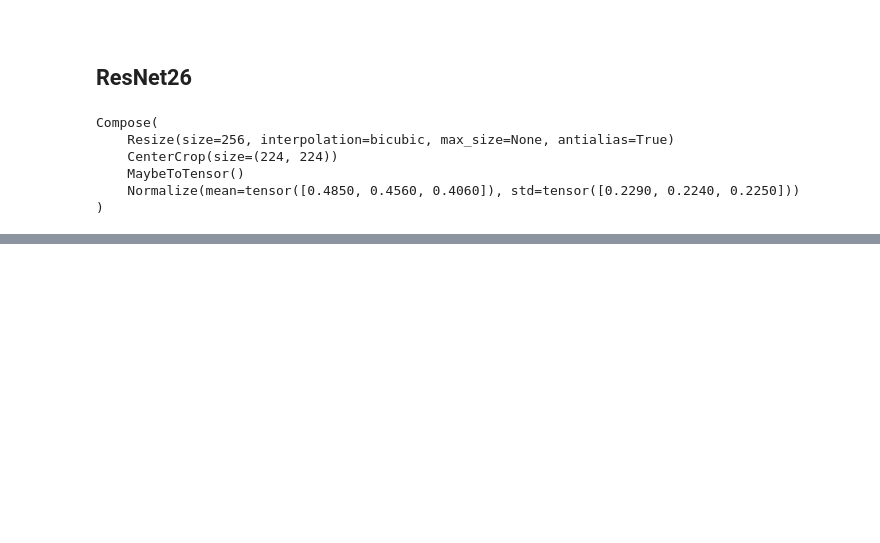
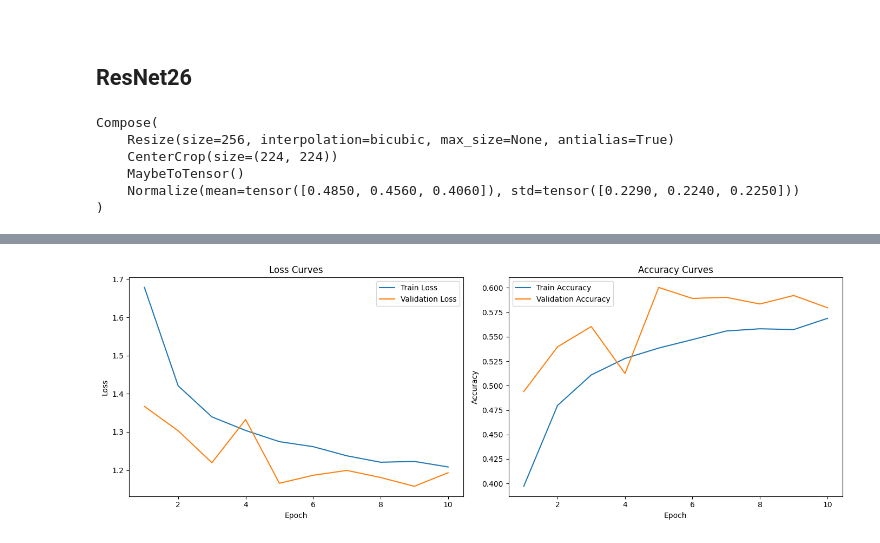
Before and after one commit to CheekyRishi/galaxy_morphology_classification, a Jupyter notebook: notebooks/train_and_evaluate.ipynb, the cells around one changed output, grey strips where cells are left out. Cells and saved outputs as stored; diff of their text form; code cells hidden in the pictures; blank space fills up the shorter version.

```diff
--- a/notebooks/train_and_evaluate.ipynb
+++ b/notebooks/train_and_evaluate.ipynb
@@ -204,0 +217,2 @@ predictions.plot_confusion_matrix(labels=test_results["labels"],
+# %%
+Vgg16, vgg16_eval_transforms = vgg.vgg16(num_classes=10)
@@ -204,0 +231,24 @@ predictions.plot_confusion_matrix(labels=test_results["labels"],
+# %%
+train_dir = "../data/Galaxy10_DECaLS/train"
+val_dir = "../data/Galaxy10_DECaLS/val"
+test_dir = "../data/Galaxy10_DECaLS/test"
+
+train_loader, val_loader, test_loader, class_names= dataloaders.create_dataloaders(train_dir=train_dir,
+                                                                        test_dir=test_dir,
+                                                                        val_dir=val_dir,
+                                                                        num_workers=NUM_WORKERS,
+                                                                        train_transform=transforms.get_train_transforms(resize_size=256,crop_size=224),
+                                                                        eval_transform=vgg16_eval_transforms,
+                                                                        batch_size=BATCH_SIZE)
+# %%
+optimizer = torch.optim.Adam(params=Vgg16.parameters(),lr=1e-3)
+loss_fn = torch.nn.CrossEntropyLoss()
+# %%
+vgg16_results = engine.train(model=Vgg16,
+                                optimizer=optimizer,
+                                loss_fn=loss_fn,
+                                device=device,
+                                epochs=EPOCHS,
+                                train_dataloader=train_loader,
+                                test_dataloader=val_loader,
+                                validation=True)
@@ -204,0 +266,4 @@ predictions.plot_confusion_matrix(labels=test_results["labels"],
+# %%
+visualisations.plot_acc_loss_curves(results=vgg16_results,validation=True)
+# %% [output]
+[figure, added]
```
Also changed, not shown: parts of 15 cells of this notebook.
